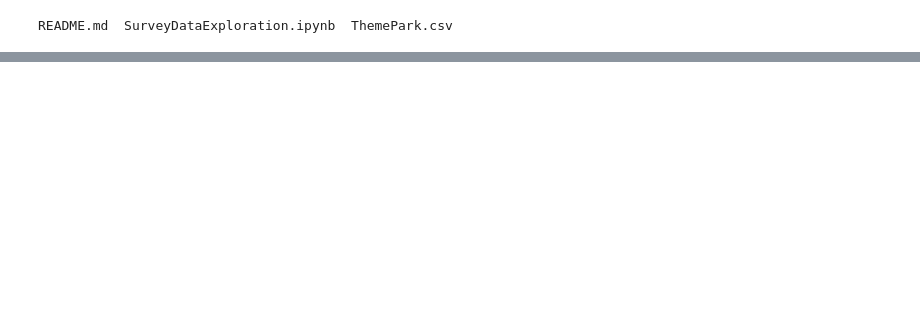
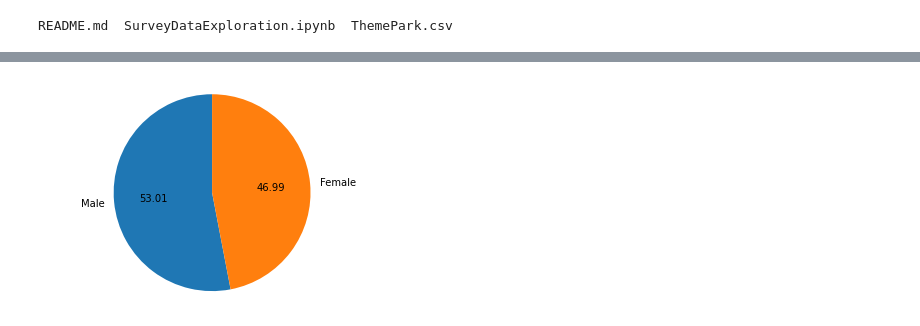
Before and after one commit to raina140291/disney, a Jupyter notebook: SurveyDataExploration.ipynb, the cells around one changed output, grey strips where cells are left out. Cells and saved outputs as stored; diff of their text form; code cells hidden in the pictures; blank space fills up the shorter version.

```diff
--- a/SurveyDataExploration.ipynb
+++ b/SurveyDataExploration.ipynb
@@ -19,0 +46,15 @@ df = pd.read_csv('disney/ThemePark.csv', index_col = 0, sep=",")
+# %%
+#Desriptive Analytics - GENDER
+temp_series = df['Gender'].value_counts()
+labels = (np.array(temp_series.index))
+sizes = (np.array((temp_series / temp_series.sum())*100))
+
+figureObject, axesObject = plotter.subplots()
+axesObject.pie(sizes,
+        labels=labels,
+        autopct='%1.2f',
+        startangle=90)
+axesObject.axis('equal')
+plotter.show()
+# %% [output]
+[figure, added]
```
Also changed, not shown: parts of 9 cells of this notebook.
